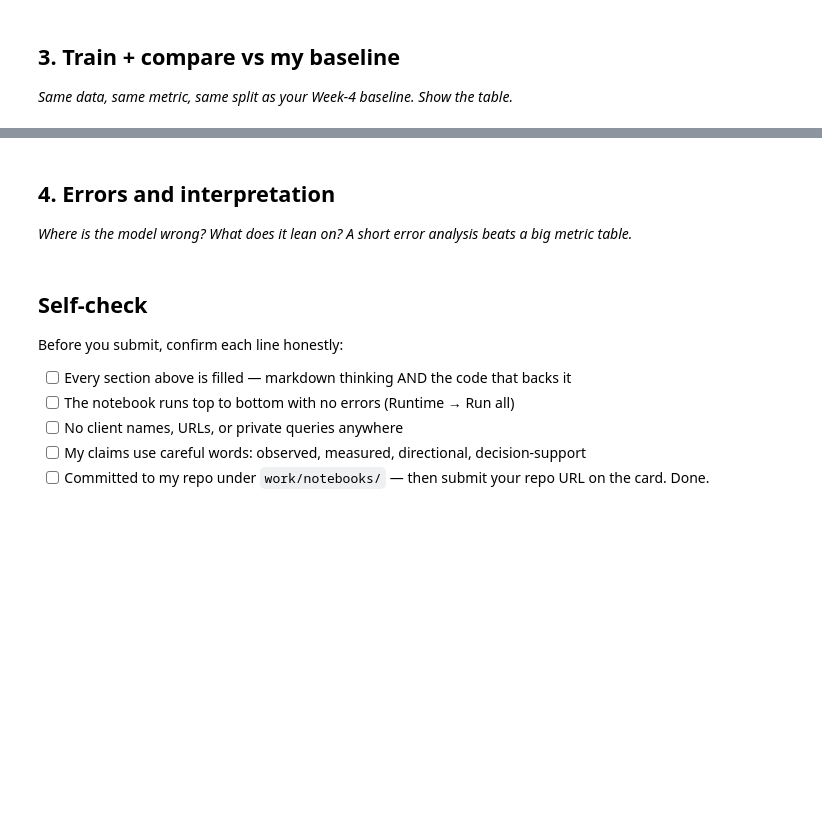
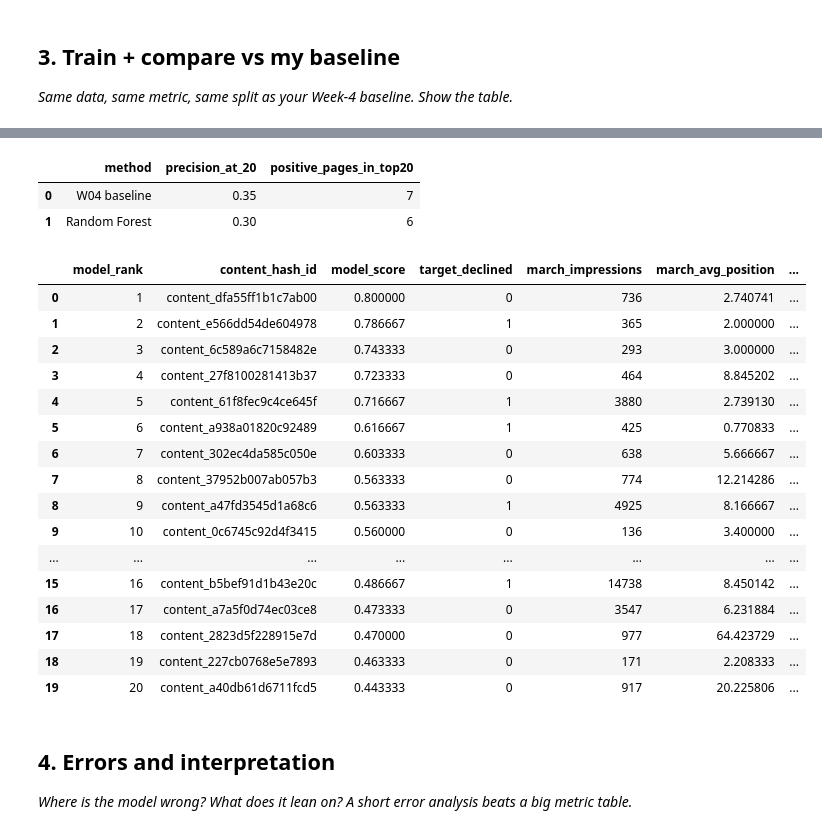
Before and after one commit to rasheed-hammad/machine-learning-starter, a Jupyter notebook: work/notebooks/w05_model.ipynb, the cells around one changed output, grey strips where cells are left out. Saved outputs shown, nothing was run; the diff lists cells and outputs as text; code cells hidden in the pictures; blank space fills up the shorter version.

Commit message:
Created using Colab week 5

```diff
--- a/work/notebooks/w05_model.ipynb
+++ b/work/notebooks/w05_model.ipynb
@@ -30,3 +702,68 @@ This skeleton is yours to fill. Work the sections **in order** — each one has
+# %%
+# Compare Random Forest and W04 baseline using Precision@20
+
+k = 20
+
+model_top20 = test_ranked.head(k)
+baseline_top20 = baseline_ranked.head(k)
+
+model_precision_at_20 = model_top20["target_declined"].mean()
+baseline_precision_at_20 = baseline_top20["target_declined"].mean()
+
+comparison = pd.DataFrame({
+    "method": [
+        "W04 baseline",
+        "Random Forest"
+    ],
+    "precision_at_20": [
+        baseline_precision_at_20,
+        model_precision_at_20
+    ],
+    "positive_pages_in_top20": [
+        int(baseline_top20["target_declined"].sum()),
+        int(model_top20["target_declined"].sum())
+    ]
+})
+
+display(comparison)
+# %% [output]
+|  | method | precision_at_20 | positive_pages_in_top20 |
+| 0 | W04 baseline | 0.35 | 7 |
+| 1 | Random Forest | 0.30 | 6 |
+# %%
+# Inspect Random Forest top-20 outcomes
+
+display(
+    model_top20[
+        [
+            "model_rank",
+            "content_hash_id",
+            "model_score",
+            "target_declined",
+            "march_impressions",
+            "march_avg_position",
+            "days_since_update"
+        ]
+    ]
+)
+# %% [output]
+|  | model_rank | content_hash_id | model_score | target_declined | march_impressions | march_avg_position | ... |
+| 0 | 1 | content_dfa55ff1b1c7ab00 | 0.800000 | 0 | 736 | 2.740741 | ... |
+| 1 | 2 | content_e566dd54de604978 | 0.786667 | 1 | 365 | 2.000000 | ... |
+| 2 | 3 | content_6c589a6c7158482e | 0.743333 | 0 | 293 | 3.000000 | ... |
+| 3 | 4 | content_27f8100281413b37 | 0.723333 | 0 | 464 | 8.845202 | ... |
+| 4 | 5 | content_61f8fec9c4ce645f | 0.716667 | 1 | 3880 | 2.739130 | ... |
+| 5 | 6 | content_a938a01820c92489 | 0.616667 | 1 | 425 | 0.770833 | ... |
+| 6 | 7 | content_302ec4da585c050e | 0.603333 | 0 | 638 | 5.666667 | ... |
+| 7 | 8 | content_37952b007ab057b3 | 0.563333 | 0 | 774 | 12.214286 | ... |
+| 8 | 9 | content_a47fd3545d1a68c6 | 0.563333 | 1 | 4925 | 8.166667 | ... |
+| 9 | 10 | content_0c6745c92d4f3415 | 0.560000 | 0 | 136 | 3.400000 | ... |
+| ... | ... | ... | ... | ... | ... | ... | ... |
+| 15 | 16 | content_b5bef91d1b43e20c | 0.486667 | 1 | 14738 | 8.450142 | ... |
+| 16 | 17 | content_a7a5f0d74ec03ce8 | 0.473333 | 0 | 3547 | 6.231884 | ... |
+| 17 | 18 | content_2823d5f228915e7d | 0.470000 | 0 | 977 | 64.423729 | ... |
+| 18 | 19 | content_227cb0768e5e7893 | 0.463333 | 0 | 171 | 2.208333 | ... |
+| 19 | 20 | content_a40db61d6711fcd5 | 0.443333 | 0 | 917 | 20.225806 | ... |
 # %% [markdown]
 ## 4. Errors and interpretation
 
@@ -37,10 +770,0 @@ This skeleton is yours to fill. Work the sections **in order** — each one has
-# %% [markdown]
-## Self-check
-
-Before you submit, confirm each line honestly:
-
-- [ ] Every section above is filled — markdown thinking AND the code that backs it
-- [ ] The notebook runs top to bottom with no errors (Runtime → Run all)
-- [ ] No client names, URLs, or private queries anywhere
-- [ ] My claims use careful words: observed, measured, directional, decision-support
-- [ ] Committed to my repo under `work/notebooks/` — then submit your repo URL on the card. Done.
```
Also changed, not shown: parts of 33 cells of this notebook.
